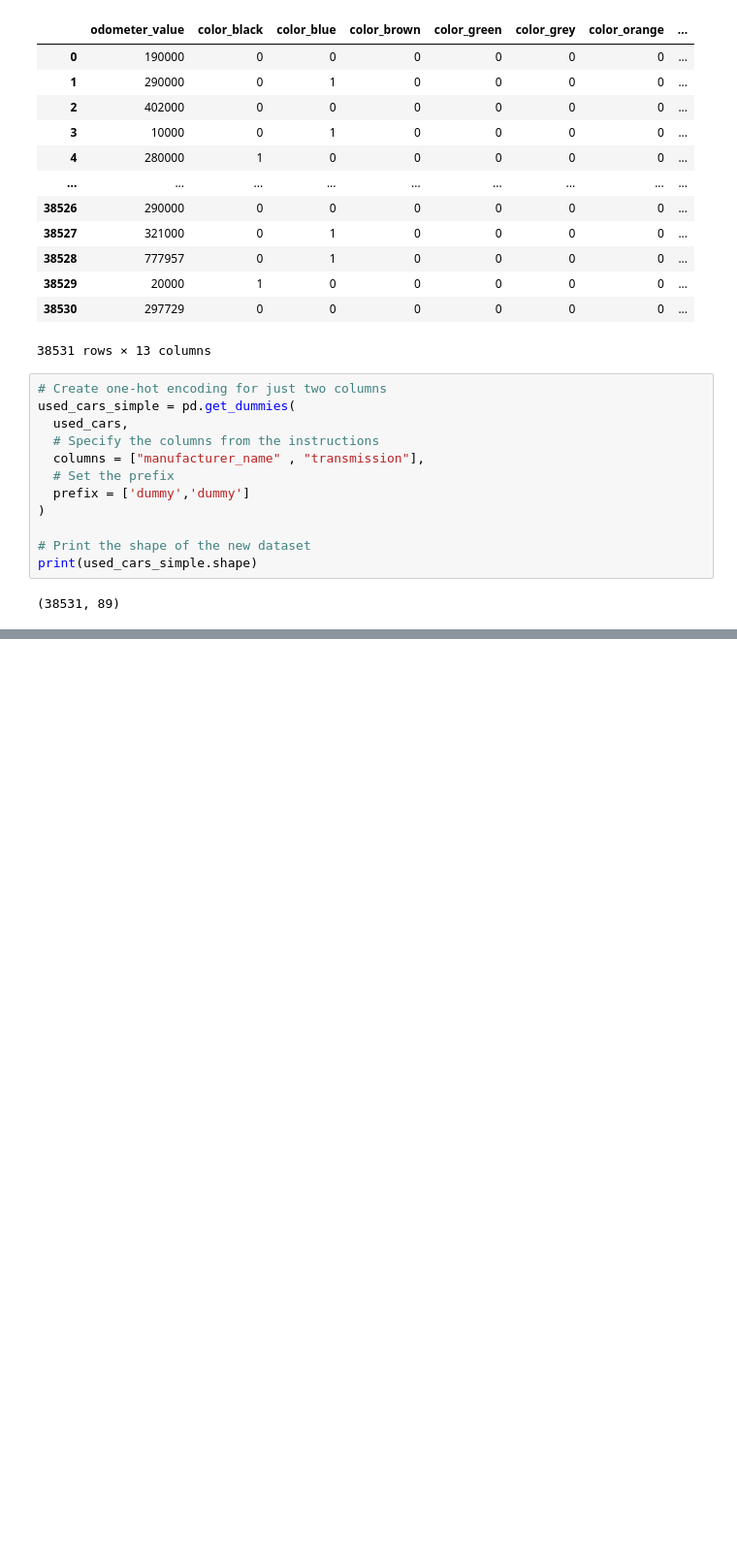
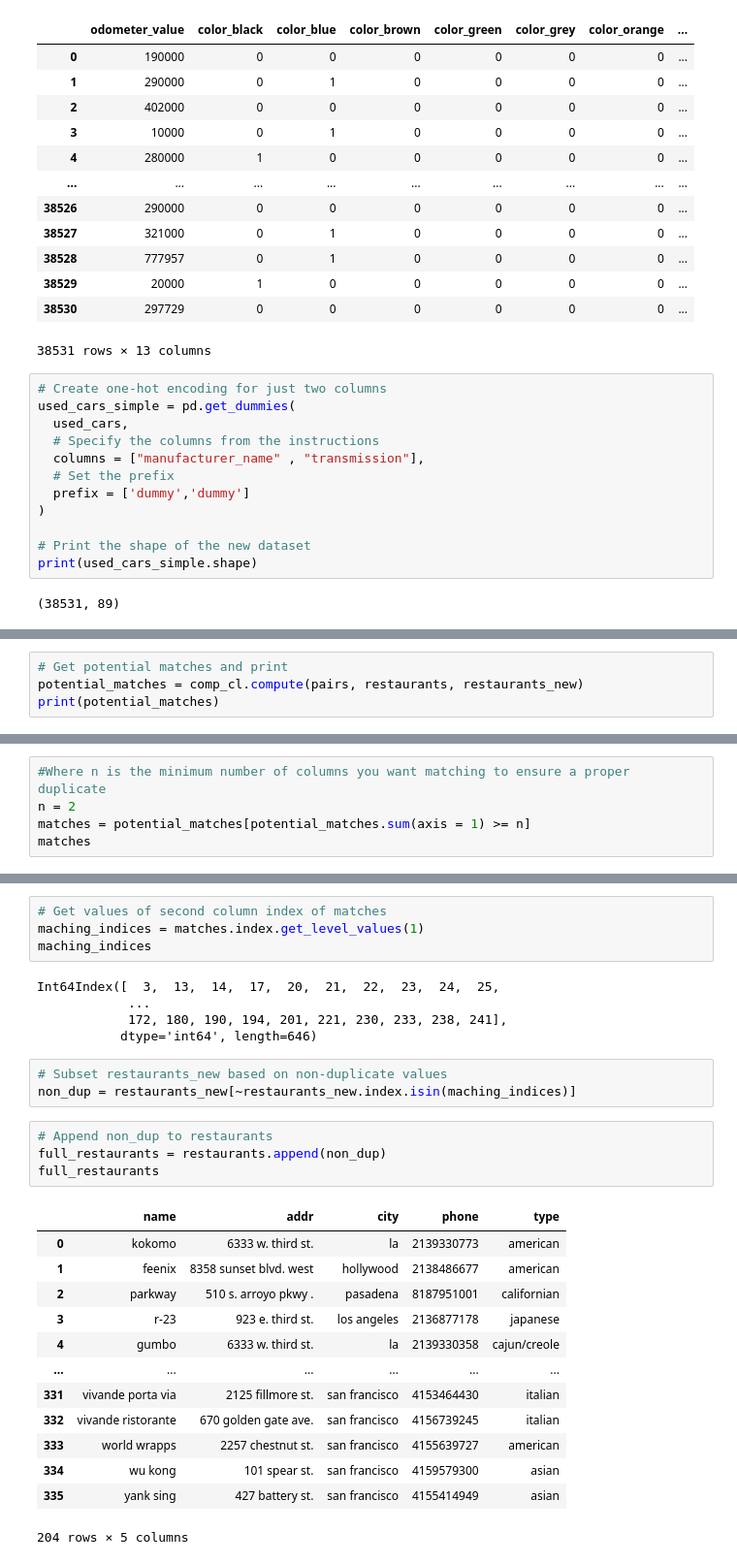
Before and after one commit to nafis-git/data_science_path, a Jupyter notebook: notebook/Explatory_Data__Analysis.ipynb, the cells around one changed output, grey strips where cells are left out. Shown at 97% size. Saved outputs shown, nothing was run; the diff lists cells and outputs as text; blank space fills up the shorter version.

```diff
--- a/notebook/Explatory_Data__Analysis.ipynb
+++ b/notebook/Explatory_Data__Analysis.ipynb
@@ -1842,0 +2061,4 @@ print(used_cars_simple.shape)
+# %%
+# Get potential matches and print
+potential_matches = comp_cl.compute(pairs, restaurants, restaurants_new)
+print(potential_matches)
@@ -1842,0 +2080,5 @@ print(used_cars_simple.shape)
+# %%
+#Where n is the minimum number of columns you want matching to ensure a proper duplicate
+n = 2
+matches = potential_matches[potential_matches.sum(axis = 1) >= n]
+matches
@@ -1842,0 +2099,30 @@ print(used_cars_simple.shape)
+# %%
+# Get values of second column index of matches
+maching_indices = matches.index.get_level_values(1)
+maching_indices
+# %% [output]
+Int64Index([  3,  13,  14,  17,  20,  21,  22,  23,  24,  25,
+            ...
+            172, 180, 190, 194, 201, 221, 230, 233, 238, 241],
+           dtype='int64', length=646)
+# %%
+# Subset restaurants_new based on non-duplicate values
+non_dup = restaurants_new[~restaurants_new.index.isin(maching_indices)]
+# %%
+# Append non_dup to restaurants
+full_restaurants = restaurants.append(non_dup)
+full_restaurants
+# %% [output]
+|  | name | addr | city | phone | type |
+| 0 | kokomo | 6333 w. third st. | la | 2139330773 | american |
+| 1 | feenix | 8358 sunset blvd. west | hollywood | 2138486677 | american |
+| 2 | parkway | 510 s. arroyo pkwy . | pasadena | 8187951001 | californian |
+| 3 | r-23 | 923 e. third st. | los angeles | 2136877178 | japanese |
+| 4 | gumbo | 6333 w. third st. | la | 2139330358 | cajun/creole |
+| ... | ... | ... | ... | ... | ... |
+| 331 | vivande porta via | 2125 fillmore st. | san francisco | 4153464430 | italian |
+| 332 | vivande ristorante | 670 golden gate ave. | san francisco | 4156739245 | italian |
+| 333 | world wrapps | 2257 chestnut st. | san francisco | 4155639727 | american |
+| 334 | wu kong | 101 spear st. | san francisco | 4159579300 | asian |
+| 335 | yank sing | 427 battery st. | san francisco | 4155414949 | asian |
+204 rows × 5 columns
```
Also changed, not shown: parts of 28 cells of this notebook.
